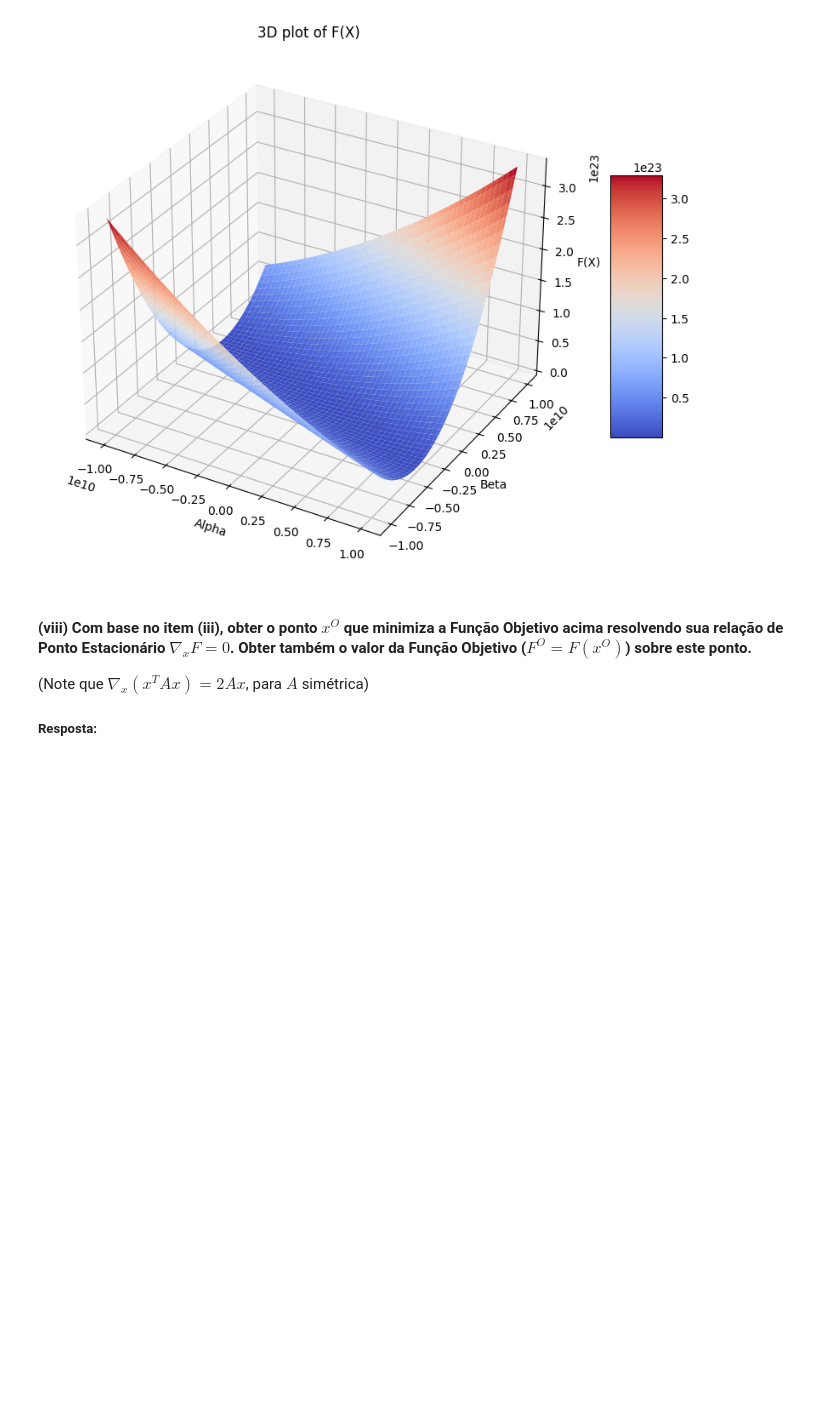
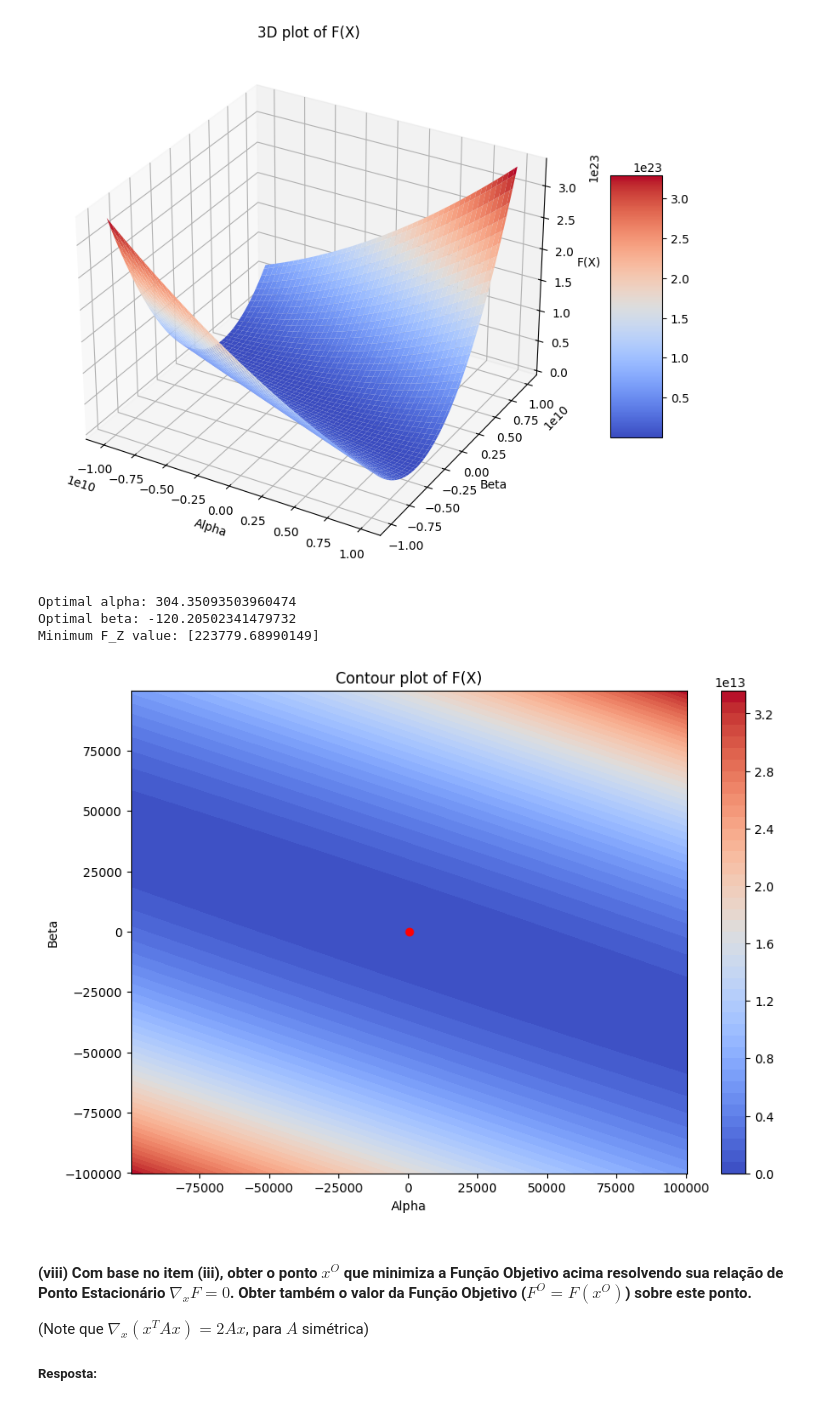
Before and after one commit to davibelo/EQE703_trabalho_1, a Jupyter notebook: res_questao_1.ipynb, the cells around one changed output. Drawn from its saved outputs; the diff is of its cells as text; code cells hidden in the pictures; blank space fills up the shorter version.

```diff
--- a/res_questao_1.ipynb
+++ b/res_questao_1.ipynb
@@ -1032,6 +1038,48 @@ fig.colorbar(surf, ax=ax, shrink=0.5, aspect=5)
 plt.show()
 # %% [output]
 [figure]
+# %%
+# Define a wrapper function for optimization
+def F_Z_wrapper(Z):
+    alpha, beta = Z
+    return F_Z(alpha, beta)
+
+# Initial guess for alpha and beta
+initial_guess = [0, 0]
+
+# Perform the optimization
+result = scipy.optimize.minimize(F_Z_wrapper, initial_guess, method='BFGS')
+
+# Extract the optimal alpha and beta
+optimal_alpha, optimal_beta = result.x
+
+# Print the results
+print(f"Optimal alpha: {optimal_alpha}")
+print(f"Optimal beta: {optimal_beta}")
+print(f"Minimum F_Z value: {F_Z(optimal_alpha, optimal_beta)}")
+
+# Create a meshgrid for alpha and beta for plotting
+alpha_vals = np.linspace(optimal_alpha-1e5, optimal_alpha+1e5, 100)
+beta_vals = np.linspace(optimal_beta-1e5, optimal_beta+1e5, 100)
+Alpha, Beta = np.meshgrid(alpha_vals, beta_vals)
+
+# Compute F(X) for each pair (alpha, beta)
+F_vals = np.vectorize(F_Z)(Alpha, Beta)
+
+# Plotting
+plt.figure(figsize=(10, 7))
+contour = plt.contourf(Alpha, Beta, F_vals, levels=50, cmap='coolwarm')
+plt.colorbar(contour)
+plt.plot(optimal_alpha, optimal_beta, 'ro')  # Mark the optimal point
+plt.title('Contour plot of F(X)')
+plt.xlabel('Alpha')
+plt.ylabel('Beta')
+plt.show()
+# %% [output]
+Optimal alpha: 304.35093503960474
+Optimal beta: -120.20502341479732
+Minimum F_Z value: [223779.68990149]
+[figure, added]
 # %% [markdown]
 #### (viii) Com base no item (iii), obter o ponto $x^O$ que minimiza a Função Objetivo acima resolvendo sua relação de Ponto Estacionário $\nabla_x F = 0$. Obter também o valor da Função Objetivo ($F^O = F(x^O)$) sobre este ponto.
 
```
Also changed, not shown: parts of 1 cell of this notebook.
